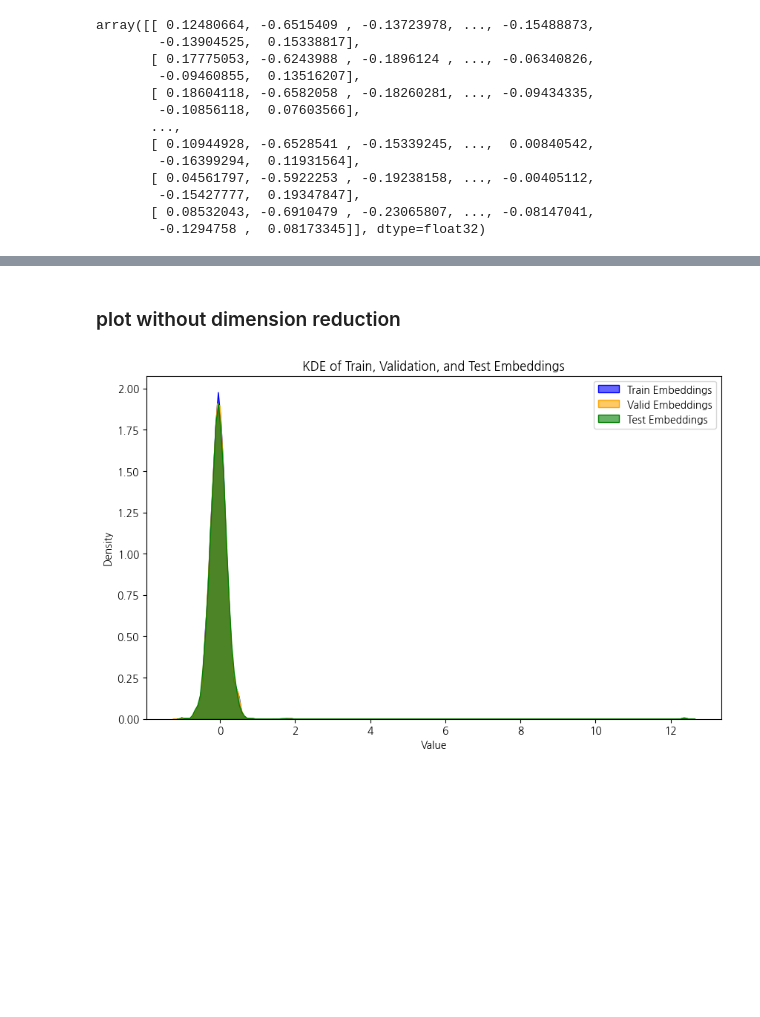
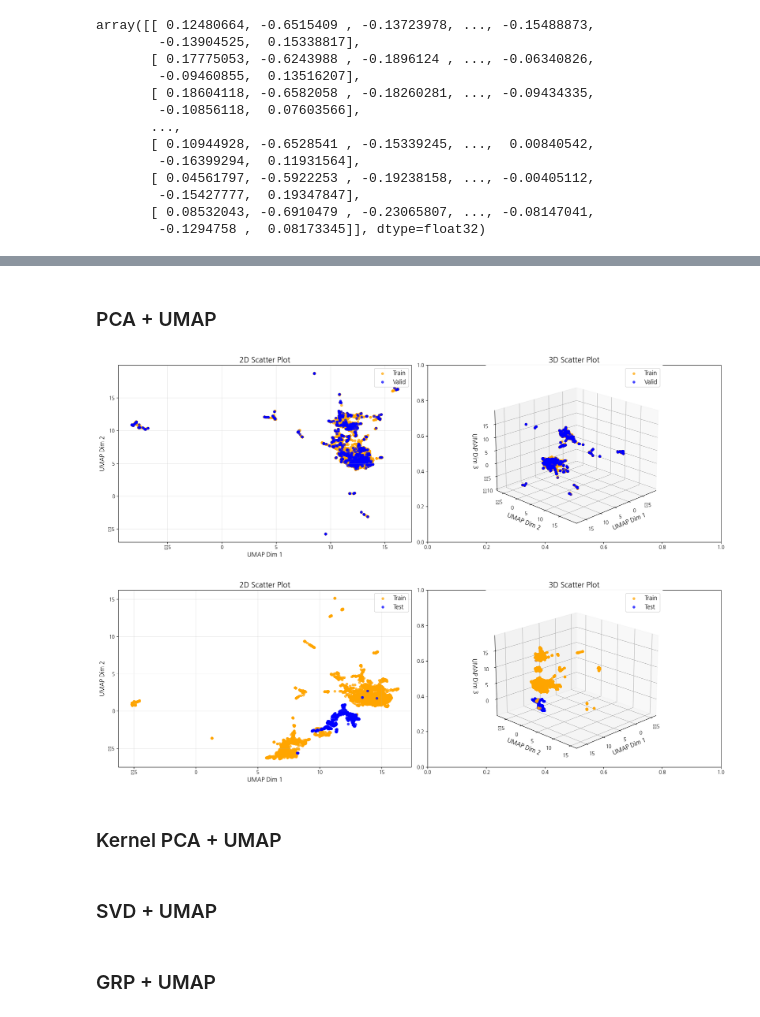
Before and after one commit to jeongminia/datadrift_dataclinic, a Jupyter notebook: jm_dir/experiments for paper/dimension-reduction_through-Ensemble-Methods.ipynb, the cells around one changed output, grey strips where cells are left out. Saved outputs shown, nothing was run; the diff lists cells and outputs as text; code cells hidden in the pictures; blank space fills up the shorter version.

Commit message:
upload final datadrift with dimension reduction

```diff
--- a/jm_dir/experiments for paper/dimension-reduction_through-Ensemble-Methods.ipynb
+++ b/jm_dir/experiments for paper/dimension-reduction_through-Ensemble-Methods.ipynb
@@ -269,28 +258,0 @@ visualize_similarity_distance(train_embeddings, test_embeddings, 'train', 'test'
-# %% [markdown]
-### plot without dimension reduction
-# %%
-import matplotlib.pyplot as plt
-import seaborn as sns
-
-# 2D 배열을 1D 배열로 변환
-train_embeddings_flat = train_embeddings.flatten()
-valid_embeddings_flat = valid_embeddings.flatten()
-test_embeddings_flat = test_embeddings.flatten()
-
-# KDE (Kernel Density Estimation) 플롯으로 시각화
-plt.figure(figsize=(10, 6))
-
-sns.kdeplot(train_embeddings_flat, shade=True, color='blue', label='Train Embeddings', alpha=0.6)
-sns.kdeplot(valid_embeddings_flat, shade=True, color='orange', label='Valid Embeddings', alpha=0.6)
-sns.kdeplot(test_embeddings_flat, shade=True, color='green', label='Test Embeddings', alpha=0.6)
-
-# 라벨 및 제목 설정
-plt.xlabel('Value')
-plt.ylabel('Density')
-plt.title('KDE of Train, Validation, and Test Embeddings')
-plt.legend()
-
-# 시각화 표시
-plt.show()
-# %% [output]
-[figure, removed]
@@ -296,0 +325,25 @@ plt.show()
+# %% [markdown]
+### PCA  + UMAP
+# %%
+from sklearn.decomposition import PCA
+
+pca = PCA(n_components = 186)
+pca.fit(train_embeddings)
+
+train_pca = pca.transform(train_embeddings)
+valid_pca = pca.transform(valid_embeddings)
+test_pca = pca.transform(test_embeddings)
+# %%
+plot_reduced_with_umap(train_pca, valid_pca, label1="Train", label2="Valid")
+# %% [output]
+[figure, added]
+# %%
+plot_reduced_with_umap(train_pca, test_pca, label1="Train", label2="Test")
+# %% [output]
+[figure, added]
+# %% [markdown]
+### Kernel PCA + UMAP
+# %% [markdown]
+### SVD + UMAP
+# %% [markdown]
+### GRP + UMAP
```
Also changed, not shown: parts of 6 cells of this notebook, 1 other file.
